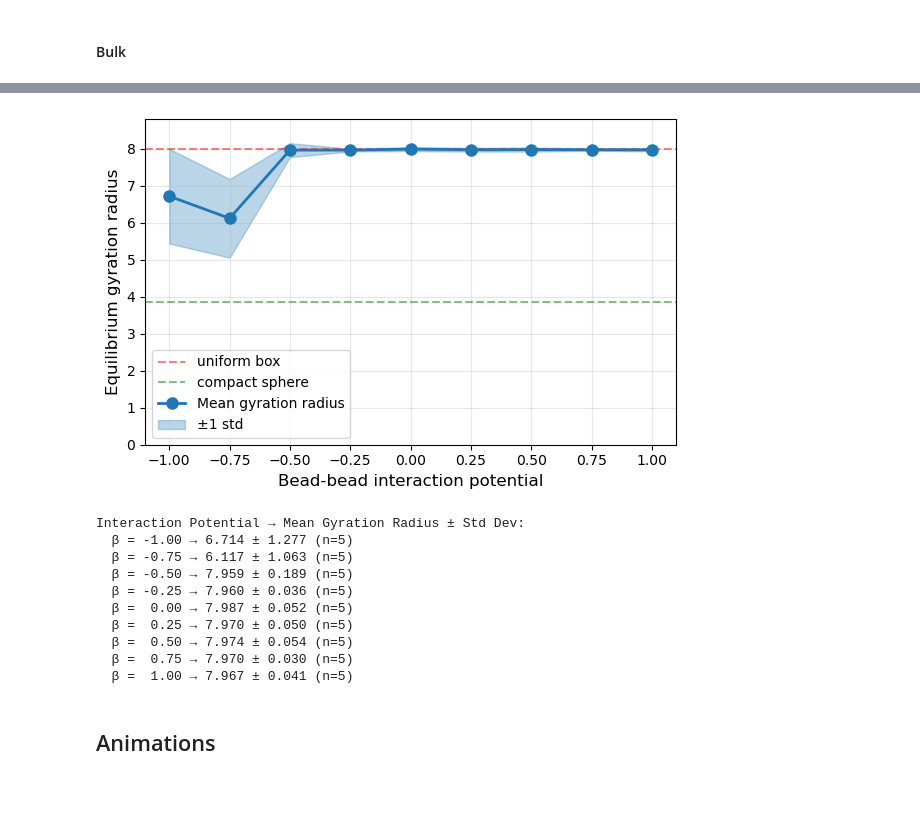
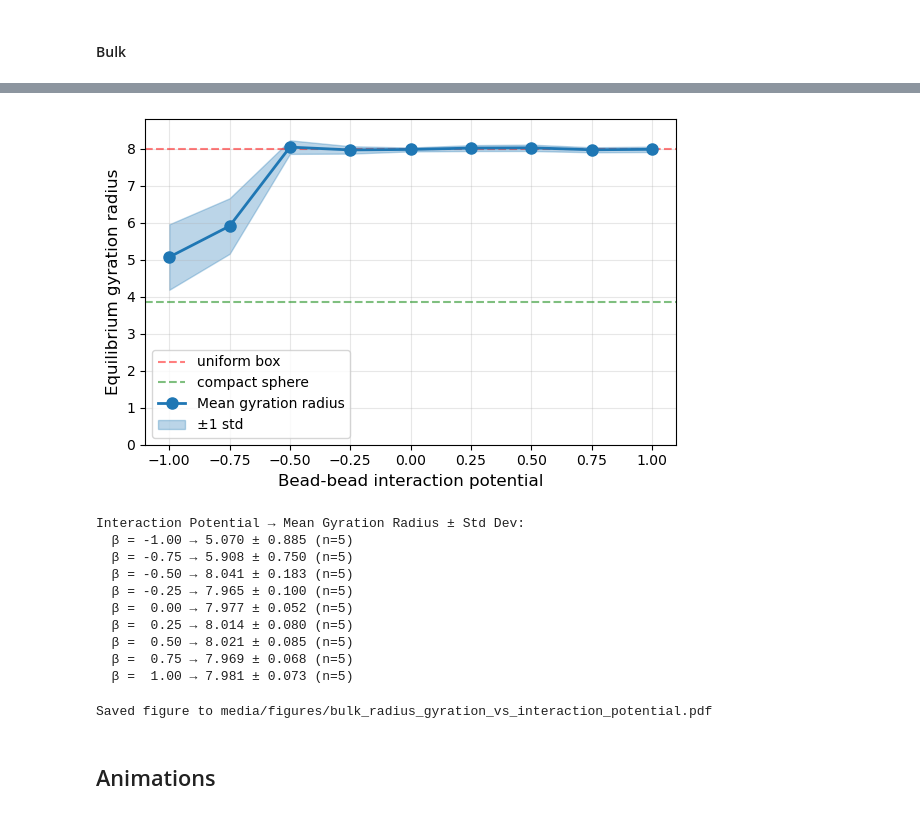
Before and after one commit to ta-rekt/Droplet, a Jupyter notebook: viz.ipynb, the cells around one changed output, grey strips where cells are left out. Drawn from its saved outputs; the diff is of its cells as text; code cells hidden in the pictures.

```diff
--- a/viz.ipynb
+++ b/viz.ipynb
@@ -184,9 +184,9 @@ def plot_simulation_dashboard(res_or_path, keya, keyb, show=True, psize=30):
     return fig
 # %%
 # Example usage:
-alpha_index = 1
+alpha_index = 8
 beta_index = 1
-fig = plot_simulation_dashboard('data/20251101/radius_intpot/radius_intpot_cpu{}.json'.format(alpha_index),
+fig = plot_simulation_dashboard('data/20251101/radius_intpot_8h/radius_intpot_cpu{}.json'.format(alpha_index),
                                 alpha_index, beta_index)
 # %% [output]
 Species name:  poly2
@@ -208,7 +208,7 @@ import glob
 from collections import defaultdict
 
 # Load all JSON files from the directory
-def plot_order_param(data_dir):
+def plot_order_param(data_dir, warmup=None, thinning=None):
     json_files = sorted(glob.glob(os.path.join(data_dir, "*.json")))
 
     # Dictionary to store gyration radii grouped by interaction potential
@@ -225,13 +225,16 @@ def plot_order_param(data_dir):
                     alpha = result.get("alpha", None)
                     gyr = result.get("gyration_radius", [])
 
-                    warmup = int(result["nframes"]/5)
-                    thinning_step = int(result["nframes"]/5)
+                    if warmup is None:
+                        warmup = int(result["nframes"]/5)
+
+                    if thinning is None:
+                        thinning = int(result["nframes"]/5)
 
                     if alpha is not None and len(gyr) > 0:
                         # Get samples of gyration radius at equilibrium
                         for i in range(5):
-                            final_gyr = gyr[warmup+i*thinning_step-1]
+                            final_gyr = gyr[warmup+i*thinning-1]
                             alpha_to_gyr[alpha].append(final_gyr)
 
     # Calculate mean and std for each alpha value
@@ -316,17 +327,26 @@ Chemical potential:  1.0
 # %%
-plot_order_param(data_dir = "data/20251104/bulk_phases")
+plot_order_param(data_dir = "data/20251104/bulk_phases_45m",
+                 warmup = 40000, thinning = 2000)
 # %% [output]
-[figure, old version]
+[figure, new version]
 Interaction Potential → Mean Gyration Radius ± Std Dev:
-  β = -1.00 → 6.714 ± 1.277 (n=5)
-  β = -0.75 → 6.117 ± 1.063 (n=5)
-  β = -0.50 → 7.959 ± 0.189 (n=5)
-  β = -0.25 → 7.960 ± 0.036 (n=5)
-  β =  0.00 → 7.987 ± 0.052 (n=5)
-  β =  0.25 → 7.970 ± 0.050 (n=5)
-  β =  0.50 → 7.974 ± 0.054 (n=5)
-  β =  0.75 → 7.970 ± 0.030 (n=5)
-  β =  1.00 → 7.967 ± 0.041 (n=5)
+  β = -1.00 → 5.070 ± 0.885 (n=5)
+  β = -0.75 → 5.908 ± 0.750 (n=5)
+  β = -0.50 → 8.041 ± 0.183 (n=5)
+  β = -0.25 → 7.965 ± 0.100 (n=5)
+  β =  0.00 → 7.977 ± 0.052 (n=5)
+  β =  0.25 → 8.014 ± 0.080 (n=5)
+  β =  0.50 → 8.021 ± 0.085 (n=5)
+  β =  0.75 → 7.969 ± 0.068 (n=5)
+  β =  1.00 → 7.981 ± 0.073 (n=5)
+# %%
+out_dir = "media/figures"
+os.makedirs(out_dir, exist_ok=True)
+out_path = os.path.join(out_dir, "bulk_radius_gyration_vs_interaction_potential.pdf")
+fig.savefig(out_path, format="pdf", bbox_inches="tight")
+print("Saved figure to", out_path)
+# %% [output]
+Saved figure to media/figures/bulk_radius_gyration_vs_interaction_potential.pdf
 # %% [markdown]
 ## Animations
 # %% [markdown]
```
Also changed, not shown: parts of 3 cells of this notebook, 6 other files.
